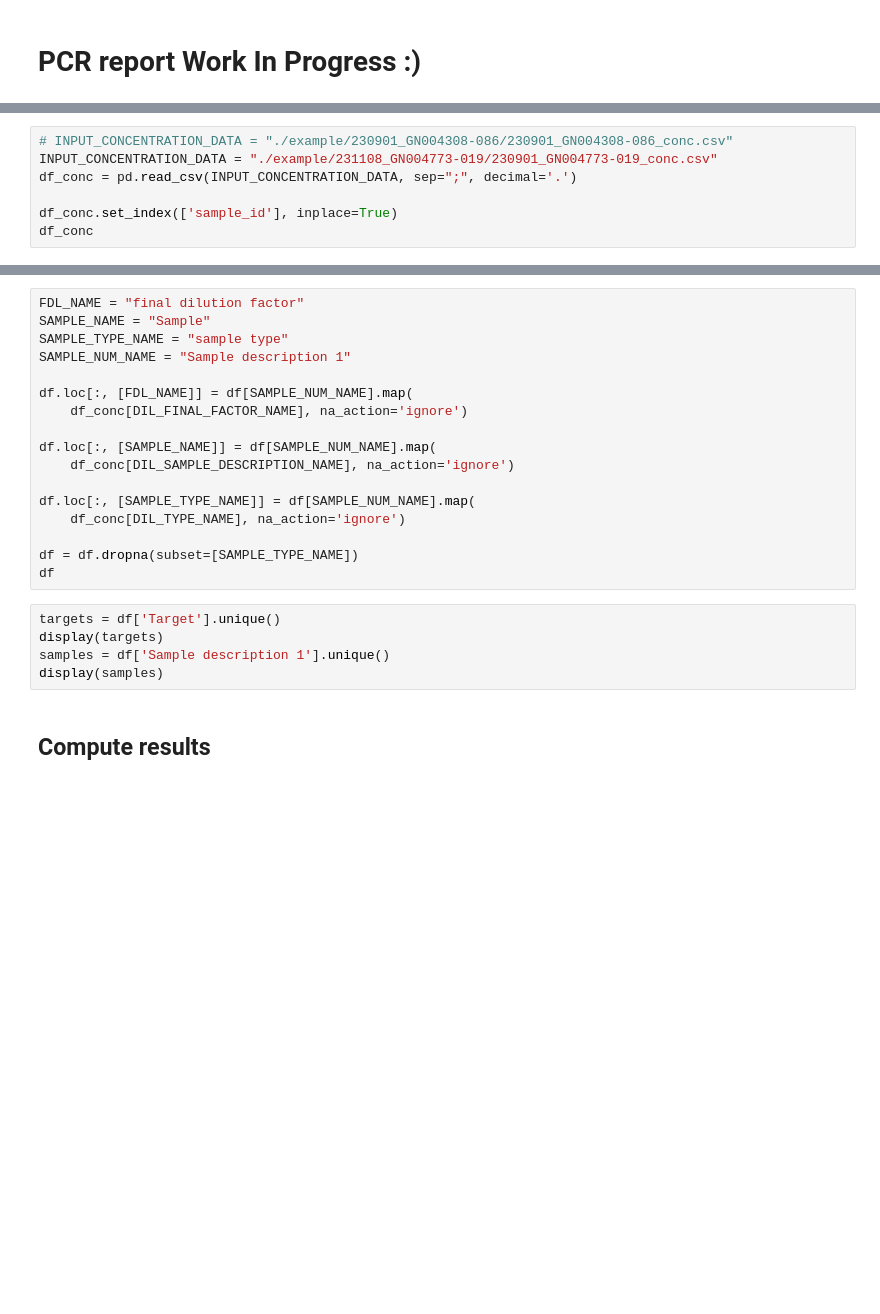
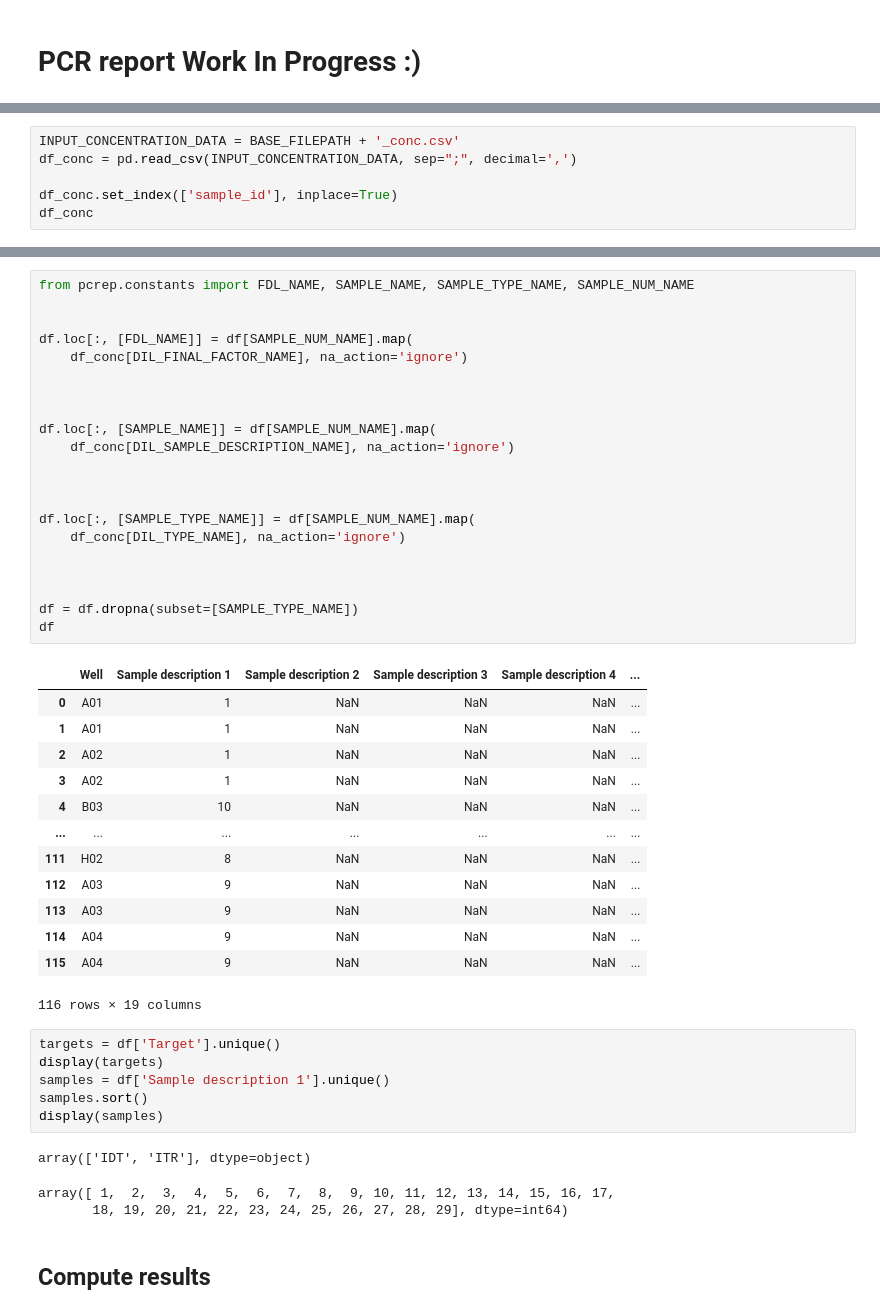
Before and after one commit to igicerovsky/pcr-report, a Jupyter notebook: pcrep.ipynb, the cells around one changed output, grey strips where cells are left out. Saved outputs shown, nothing was run; the diff lists cells and outputs as text; blank space fills up the shorter version.

```diff
--- a/pcrep.ipynb
+++ b/pcrep.ipynb
@@ -47,7 +42,6 @@ df
 # %%
-# INPUT_CONCENTRATION_DATA = "./example/230901_GN004308-086/230901_GN004308-086_conc.csv"
-INPUT_CONCENTRATION_DATA = "./example/231108_GN004773-019/230901_GN004773-019_conc.csv"
-df_conc = pd.read_csv(INPUT_CONCENTRATION_DATA, sep=";", decimal='.')
+INPUT_CONCENTRATION_DATA = BASE_FILEPATH + '_conc.csv'
+df_conc = pd.read_csv(INPUT_CONCENTRATION_DATA, sep=";", decimal=',')
 
 df_conc.set_index(['sample_id'], inplace=True)
 df_conc
@@ -54,24 +67,47 @@ df_conc
 # %%
-FDL_NAME = "final dilution factor"
-SAMPLE_NAME = "Sample"
-SAMPLE_TYPE_NAME = "sample type"
-SAMPLE_NUM_NAME = "Sample description 1"
+from pcrep.constants import FDL_NAME, SAMPLE_NAME, SAMPLE_TYPE_NAME, SAMPLE_NUM_NAME
+
 
 df.loc[:, [FDL_NAME]] = df[SAMPLE_NUM_NAME].map(
     df_conc[DIL_FINAL_FACTOR_NAME], na_action='ignore')
 
+
+
 df.loc[:, [SAMPLE_NAME]] = df[SAMPLE_NUM_NAME].map(
     df_conc[DIL_SAMPLE_DESCRIPTION_NAME], na_action='ignore')
+
+
 
 df.loc[:, [SAMPLE_TYPE_NAME]] = df[SAMPLE_NUM_NAME].map(
     df_conc[DIL_TYPE_NAME], na_action='ignore')
 
+
+
 df = df.dropna(subset=[SAMPLE_TYPE_NAME])
 df
+# %% [output]
+|  | Well | Sample description 1 | Sample description 2 | Sample description 3 | Sample description 4 | ... |
+| 0 | A01 | 1 | NaN | NaN | NaN | ... |
+| 1 | A01 | 1 | NaN | NaN | NaN | ... |
+| 2 | A02 | 1 | NaN | NaN | NaN | ... |
+| 3 | A02 | 1 | NaN | NaN | NaN | ... |
+| 4 | B03 | 10 | NaN | NaN | NaN | ... |
+| ... | ... | ... | ... | ... | ... | ... |
+| 111 | H02 | 8 | NaN | NaN | NaN | ... |
+| 112 | A03 | 9 | NaN | NaN | NaN | ... |
+| 113 | A03 | 9 | NaN | NaN | NaN | ... |
+| 114 | A04 | 9 | NaN | NaN | NaN | ... |
+| 115 | A04 | 9 | NaN | NaN | NaN | ... |
+116 rows × 19 columns
 # %%
 targets = df['Target'].unique()
 display(targets)
 samples = df['Sample description 1'].unique()
+samples.sort()
 display(samples)
+# %% [output]
+array(['IDT', 'ITR'], dtype=object)
+array([ 1,  2,  3,  4,  5,  6,  7,  8,  9, 10, 11, 12, 13, 14, 15, 16, 17,
+       18, 19, 20, 21, 22, 23, 24, 25, 26, 27, 28, 29], dtype=int64)
 # %% [markdown]
 ## Compute results
```
Also changed, not shown: parts of 10 cells of this notebook, 7 other files.
